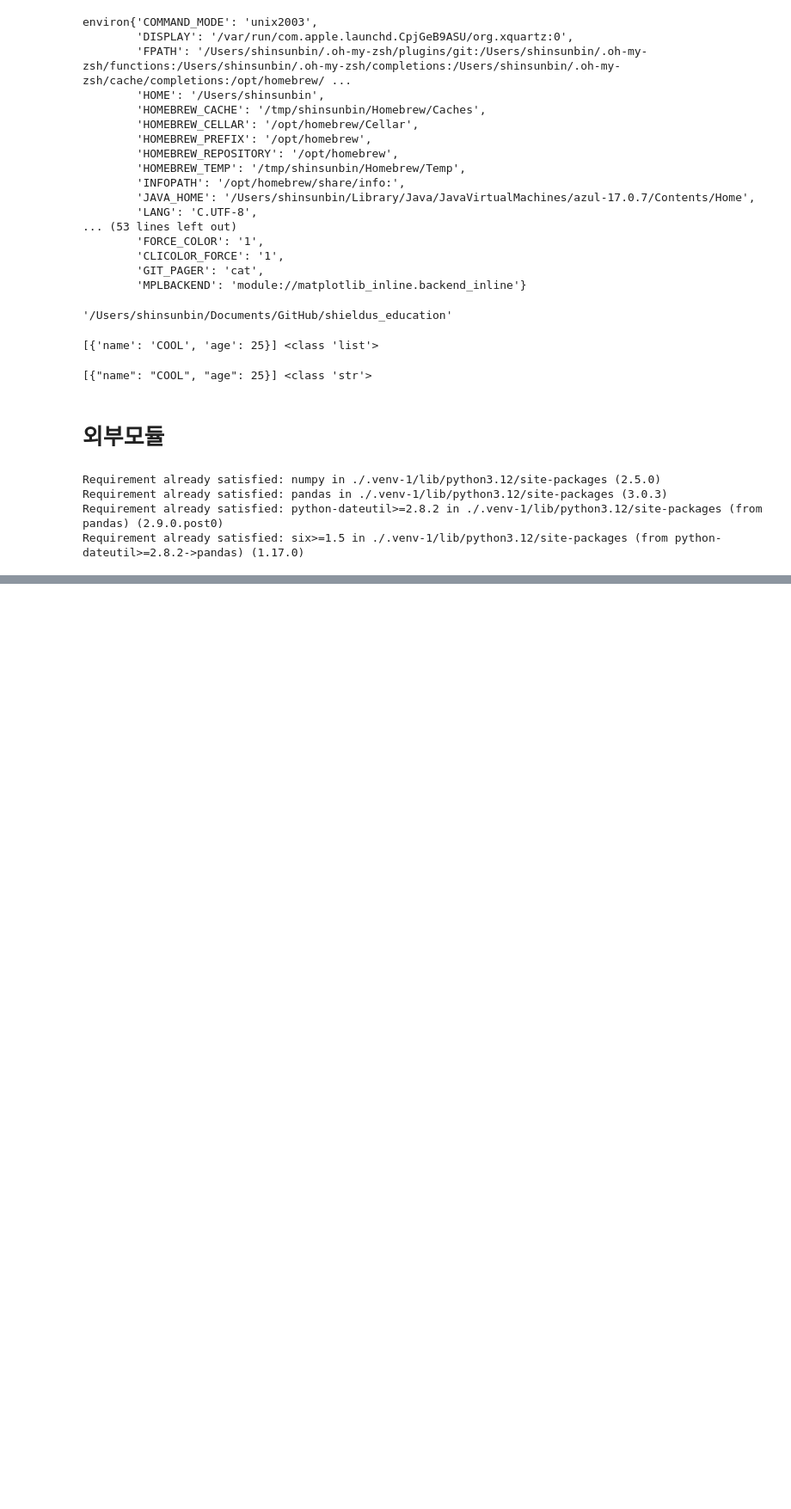
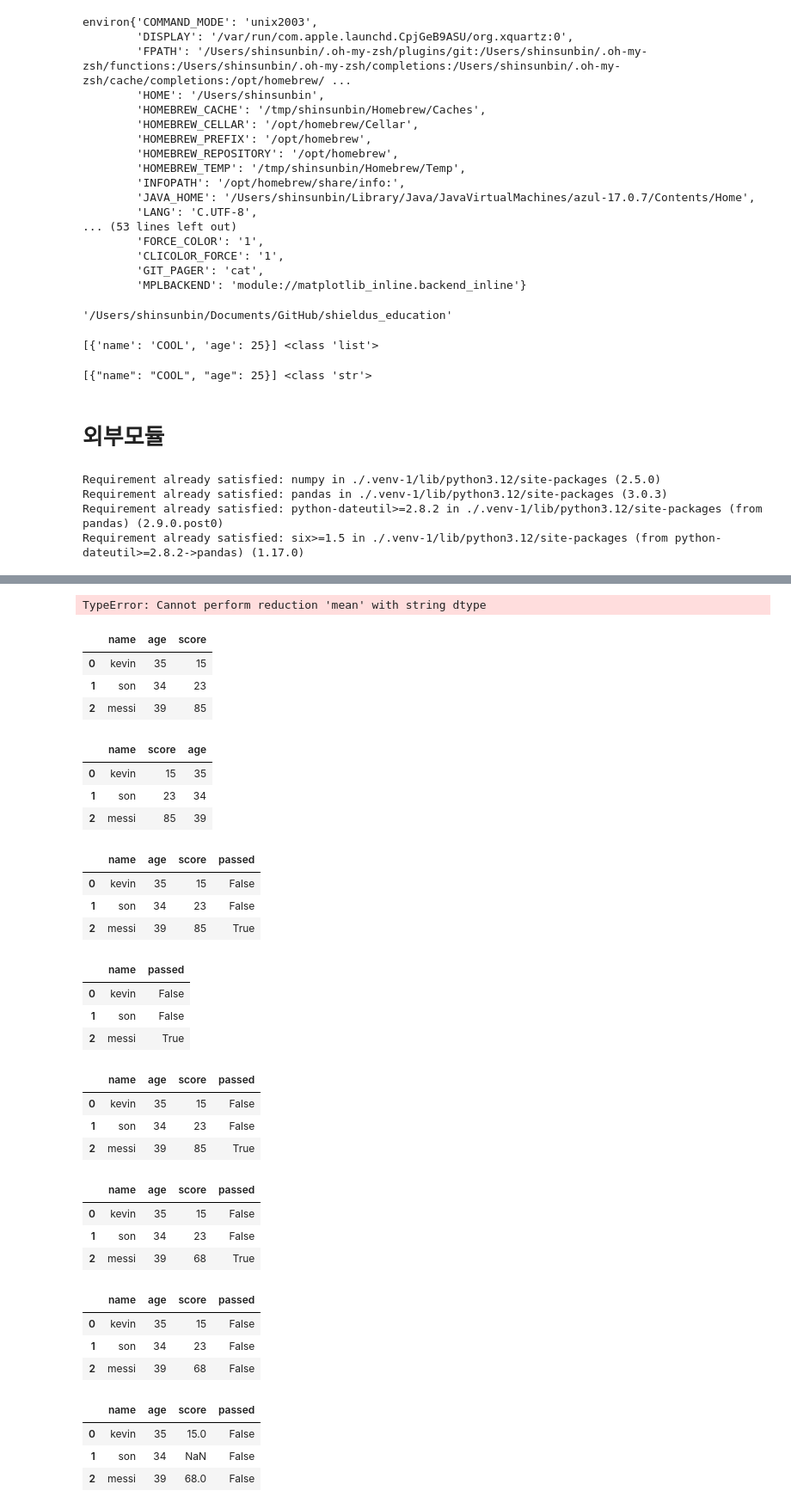
Before and after one commit to defendersunbin/shieldus_education, a Jupyter notebook: Chapter3.ipynb, the cells around one changed output, grey strips where cells are left out. Shown at 86% size. Drawn from its saved outputs; the diff is of its cells as text; code cells hidden in the pictures; blank space fills up the shorter version.

```diff
--- a/Chapter3.ipynb
+++ b/Chapter3.ipynb
@@ -210,0 +427,50 @@ Requirement already satisfied: six>=1.5 in ./.venv-1/lib/python3.12/site-package
+# %%
+df['Age'].sum()
+df['Age'].mean()
+# %% [output]
+TypeError: Cannot perform reduction 'mean' with string dtype
+# %%
+data = {
+    'name': ['kevin', 'son', 'messi'],
+    'age': [35, 34, 39],
+    'score': [15, 23, 85]
+}
+df = pd.DataFrame(data)
+# %%
+df
+# %% [output]
+|  | name | age | score |
+| 0 | kevin | 35 | 15 |
+| 1 | son | 34 | 23 |
+| 2 | messi | 39 | 85 |
+# %%
+#새로운 DataFrame
+df[['name', 'score', 'age']]
+# %% [output]
+|  | name | score | age |
+| 0 | kevin | 15 | 35 |
+| 1 | son | 23 | 34 |
+| 2 | messi | 85 | 39 |
+# %%
+df['passed'] = df['score'] >= 70
+
+df
+# %% [output]
+|  | name | age | score | passed |
+| 0 | kevin | 35 | 15 | False |
+| 1 | son | 34 | 23 | False |
+| 2 | messi | 39 | 85 | True |
+# %%
+df[['name', 'passed']]
+# %% [output]
+|  | name | passed |
+| 0 | kevin | False |
+| 1 | son | False |
+| 2 | messi | True |
+# %%
+df
+# %% [output]
+|  | name | age | score | passed |
+| 0 | kevin | 35 | 15 | False |
+| 1 | son | 34 | 23 | False |
+| 2 | messi | 39 | 85 | True |
@@ -210,0 +480,7 @@ Requirement already satisfied: six>=1.5 in ./.venv-1/lib/python3.12/site-package
+# %%
+df
+# %% [output]
+|  | name | age | score | passed |
+| 0 | kevin | 35 | 15 | False |
+| 1 | son | 34 | 23 | False |
+| 2 | messi | 39 | 68 | True |
@@ -210,0 +489,7 @@ Requirement already satisfied: six>=1.5 in ./.venv-1/lib/python3.12/site-package
+# %%
+df
+# %% [output]
+|  | name | age | score | passed |
+| 0 | kevin | 35 | 15 | False |
+| 1 | son | 34 | 23 | False |
+| 2 | messi | 39 | 68 | False |
@@ -210,0 +499,7 @@ Requirement already satisfied: six>=1.5 in ./.venv-1/lib/python3.12/site-package
+# %%
+df
+# %% [output]
+|  | name | age | score | passed |
+| 0 | kevin | 35 | 15.0 | False |
+| 1 | son | 34 | NaN | False |
+| 2 | messi | 39 | 68.0 | False |
```
Also changed, not shown: parts of 49 cells of this notebook, 2 other files.
